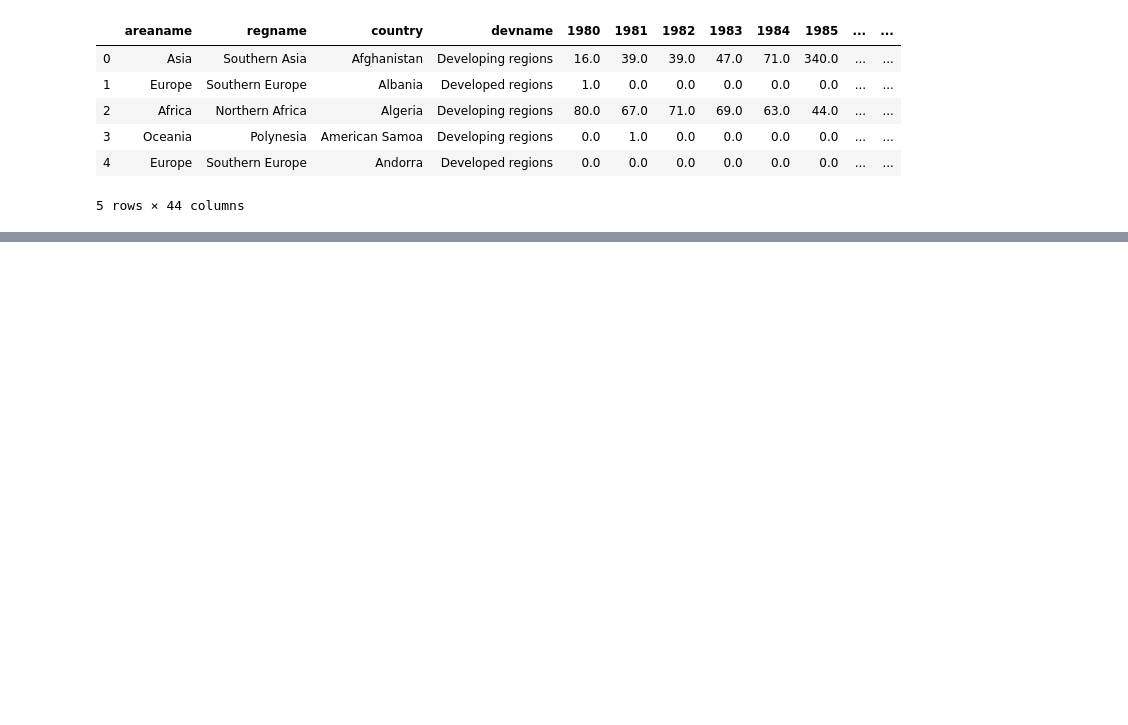
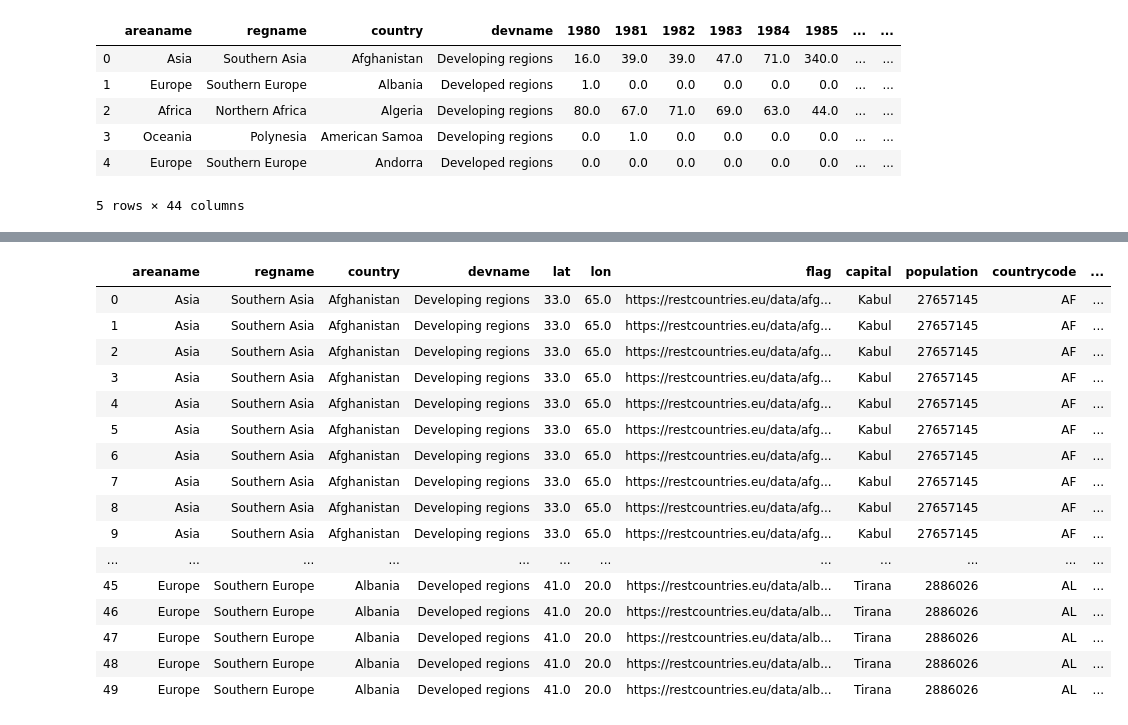
Before and after one commit to amandagward/groupassignment_project_2, a Jupyter notebook: DataTreatment.ipynb, the cells around one changed output, grey strips where cells are left out. Cells and saved outputs as stored; diff of their text form; code cells hidden in the pictures; blank space fills up the shorter version.

```diff
--- a/DataTreatment.ipynb
+++ b/DataTreatment.ipynb
@@ -5,7 +5,7 @@ import requests as req
 import os, json, csv, time
 # %%
 # Assign the file to a variable
-file_path = os.path.join("assets", "data", "Canada_transforming.csv")
+file_path = os.path.join("static", "data", "Canada_transforming.csv")
 
 # Read the file
 open_file = pd.read_csv(file_path, encoding="latin1")
@@ -136,0 +136,18 @@ df.to_json("./assets/data/dataset.json")
+# %%
+# Define a new DataFrame
+new_df = pd.DataFrame(columns=['areaname', 'regname', 'country', 'devname','lat','lon','flag', \
+                               'capital','population','countrycode','year','value'])
+
+# Looping to get rows from the old df
+for index, row in df.iterrows():
+    # Looping to transpose years columns to rows
+    for year in range(1980, 2014):
+        newRow =  {'areaname':row['areaname'], 'regname':row['regname'], 'country': row['country'], \
+                   'devname': row['devname'], 'lat': row['lat'],'lon': row['lon'], 'flag': row['flag'], \
+                   'capital': row['capital'],'population':row['population'],'countrycode':row['countrycode'],\
+                   'year': year, 'value' : round(row[str(year)])}
+        print(newRow)
+        # Add new line to the new DataFrame.
+        new_df = new_df.append(newRow, ignore_index=True)
+
+new_df.head()
@@ -136,0 +178,20 @@ df.to_json("./assets/data/dataset.json")
+# %%
+new_df.head(50)
+# %% [output]
+|  | areaname | regname | country | devname | lat | lon | flag | capital | population | countrycode | ... |
+| 0 | Asia | Southern Asia | Afghanistan | Developing regions | 33.0 | 65.0 | https://restcountries.eu/data/afg... | Kabul | 27657145 | AF | ... |
+| 1 | Asia | Southern Asia | Afghanistan | Developing regions | 33.0 | 65.0 | https://restcountries.eu/data/afg... | Kabul | 27657145 | AF | ... |
+| 2 | Asia | Southern Asia | Afghanistan | Developing regions | 33.0 | 65.0 | https://restcountries.eu/data/afg... | Kabul | 27657145 | AF | ... |
+| 3 | Asia | Southern Asia | Afghanistan | Developing regions | 33.0 | 65.0 | https://restcountries.eu/data/afg... | Kabul | 27657145 | AF | ... |
+| 4 | Asia | Southern Asia | Afghanistan | Developing regions | 33.0 | 65.0 | https://restcountries.eu/data/afg... | Kabul | 27657145 | AF | ... |
+| 5 | Asia | Southern Asia | Afghanistan | Developing regions | 33.0 | 65.0 | https://restcountries.eu/data/afg... | Kabul | 27657145 | AF | ... |
+| 6 | Asia | Southern Asia | Afghanistan | Developing regions | 33.0 | 65.0 | https://restcountries.eu/data/afg... | Kabul | 27657145 | AF | ... |
+| 7 | Asia | Southern Asia | Afghanistan | Developing regions | 33.0 | 65.0 | https://restcountries.eu/data/afg... | Kabul | 27657145 | AF | ... |
+| 8 | Asia | Southern Asia | Afghanistan | Developing regions | 33.0 | 65.0 | https://restcountries.eu/data/afg... | Kabul | 27657145 | AF | ... |
+| 9 | Asia | Southern Asia | Afghanistan | Developing regions | 33.0 | 65.0 | https://restcountries.eu/data/afg... | Kabul | 27657145 | AF | ... |
+| ... | ... | ... | ... | ... | ... | ... | ... | ... | ... | ... | ... |
+| 45 | Europe | Southern Europe | Albania | Developed regions | 41.0 | 20.0 | https://restcountries.eu/data/alb... | Tirana | 2886026 | AL | ... |
+| 46 | Europe | Southern Europe | Albania | Developed regions | 41.0 | 20.0 | https://restcountries.eu/data/alb... | Tirana | 2886026 | AL | ... |
+| 47 | Europe | Southern Europe | Albania | Developed regions | 41.0 | 20.0 | https://restcountries.eu/data/alb... | Tirana | 2886026 | AL | ... |
+| 48 | Europe | Southern Europe | Albania | Developed regions | 41.0 | 20.0 | https://restcountries.eu/data/alb... | Tirana | 2886026 | AL | ... |
+| 49 | Europe | Southern Europe | Albania | Developed regions | 41.0 | 20.0 | https://restcountries.eu/data/alb... | Tirana | 2886026 | AL | ... |
```
Also changed, not shown: parts of 9 cells of this notebook, 10 other files.
